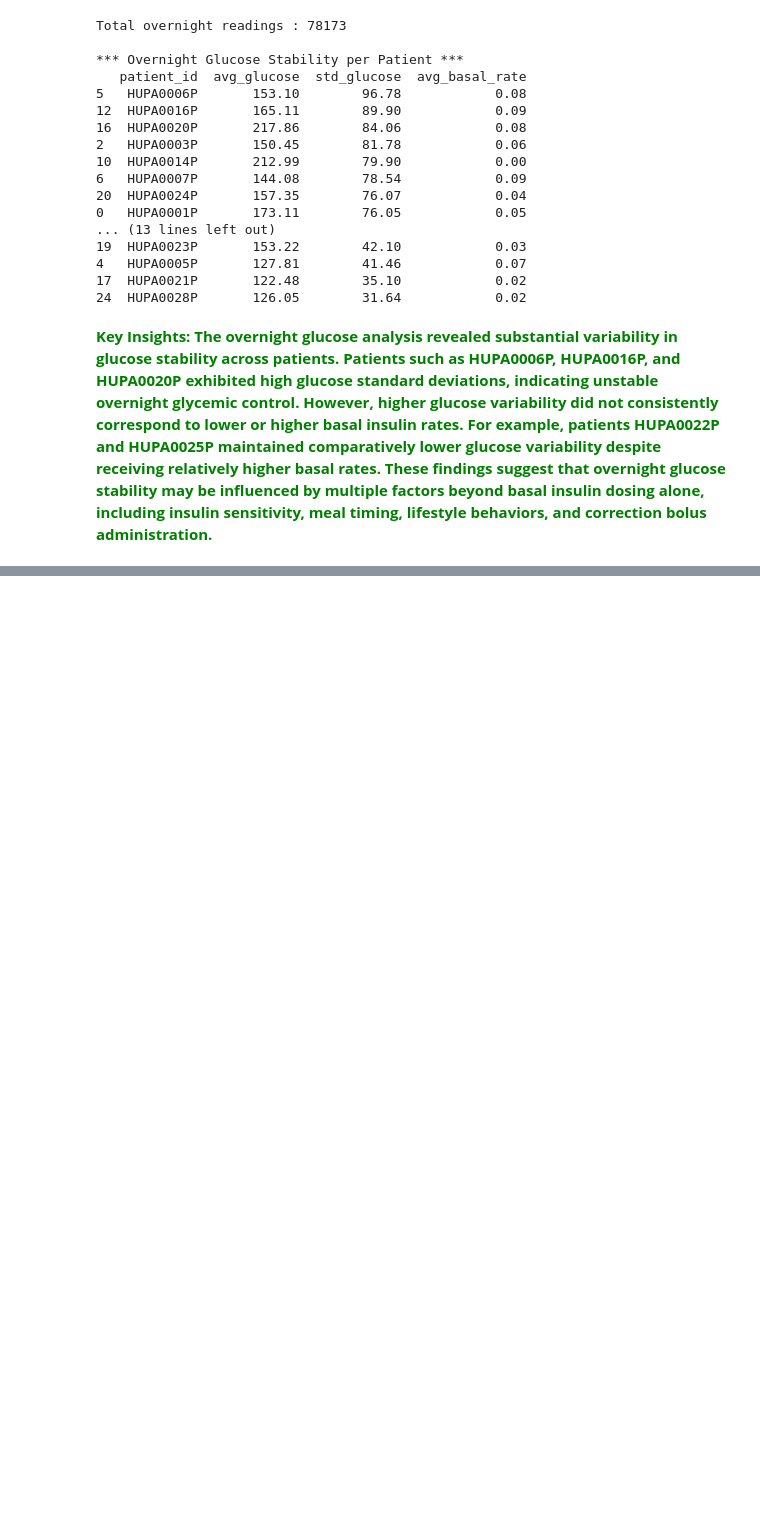
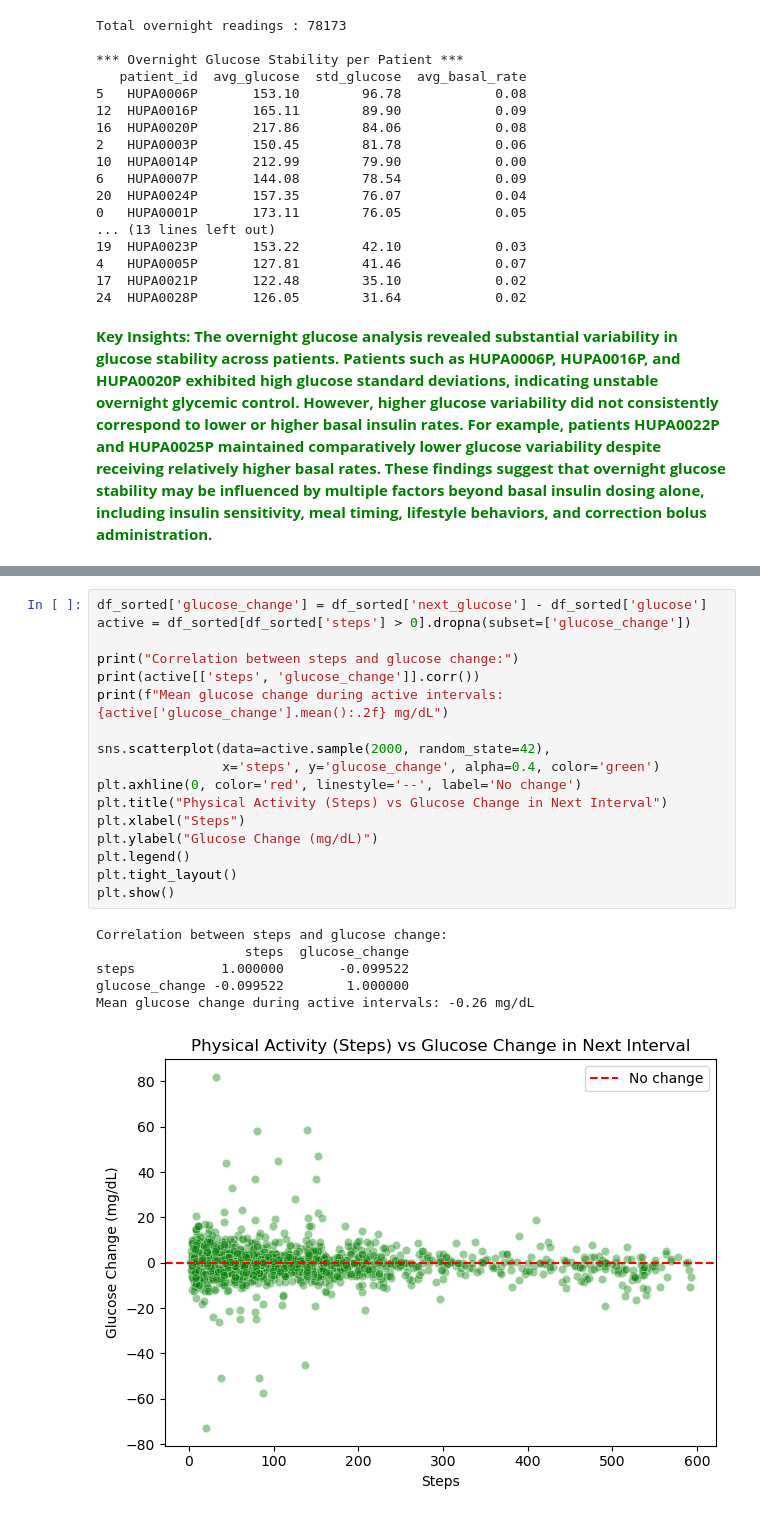
Before and after one commit to PoojaBELURE1724/Team6_DataDynamos_Python-Hackathon_MAY-2026, a Jupyter notebook: Team6_DataDynamos_category3.PrescriptiveAnalysis.ipynb, the cells around one changed output, grey strips where cells are left out. Drawn from its saved outputs; the diff is of its cells as text; blank space fills up the shorter version.

```diff
--- a/Team6_DataDynamos_category3.PrescriptiveAnalysis.ipynb
+++ b/Team6_DataDynamos_category3.PrescriptiveAnalysis.ipynb
@@ -127,0 +191,24 @@ Total overnight readings : 78173
+# %%
+df_sorted['glucose_change'] = df_sorted['next_glucose'] - df_sorted['glucose']
+active = df_sorted[df_sorted['steps'] > 0].dropna(subset=['glucose_change'])
+
+print("Correlation between steps and glucose change:")
+print(active[['steps', 'glucose_change']].corr())
+print(f"Mean glucose change during active intervals: {active['glucose_change'].mean():.2f} mg/dL")
+
+sns.scatterplot(data=active.sample(2000, random_state=42),
+                x='steps', y='glucose_change', alpha=0.4, color='green')
+plt.axhline(0, color='red', linestyle='--', label='No change')
+plt.title("Physical Activity (Steps) vs Glucose Change in Next Interval")
+plt.xlabel("Steps")
+plt.ylabel("Glucose Change (mg/dL)")
+plt.legend()
+plt.tight_layout()
+plt.show()
+# %% [output]
+Correlation between steps and glucose change:
+                   steps  glucose_change
+steps           1.000000       -0.099522
+glucose_change -0.099522        1.000000
+Mean glucose change during active intervals: -0.26 mg/dL
+[figure, added]
```
Also changed, not shown: parts of 17 cells of this notebook.
